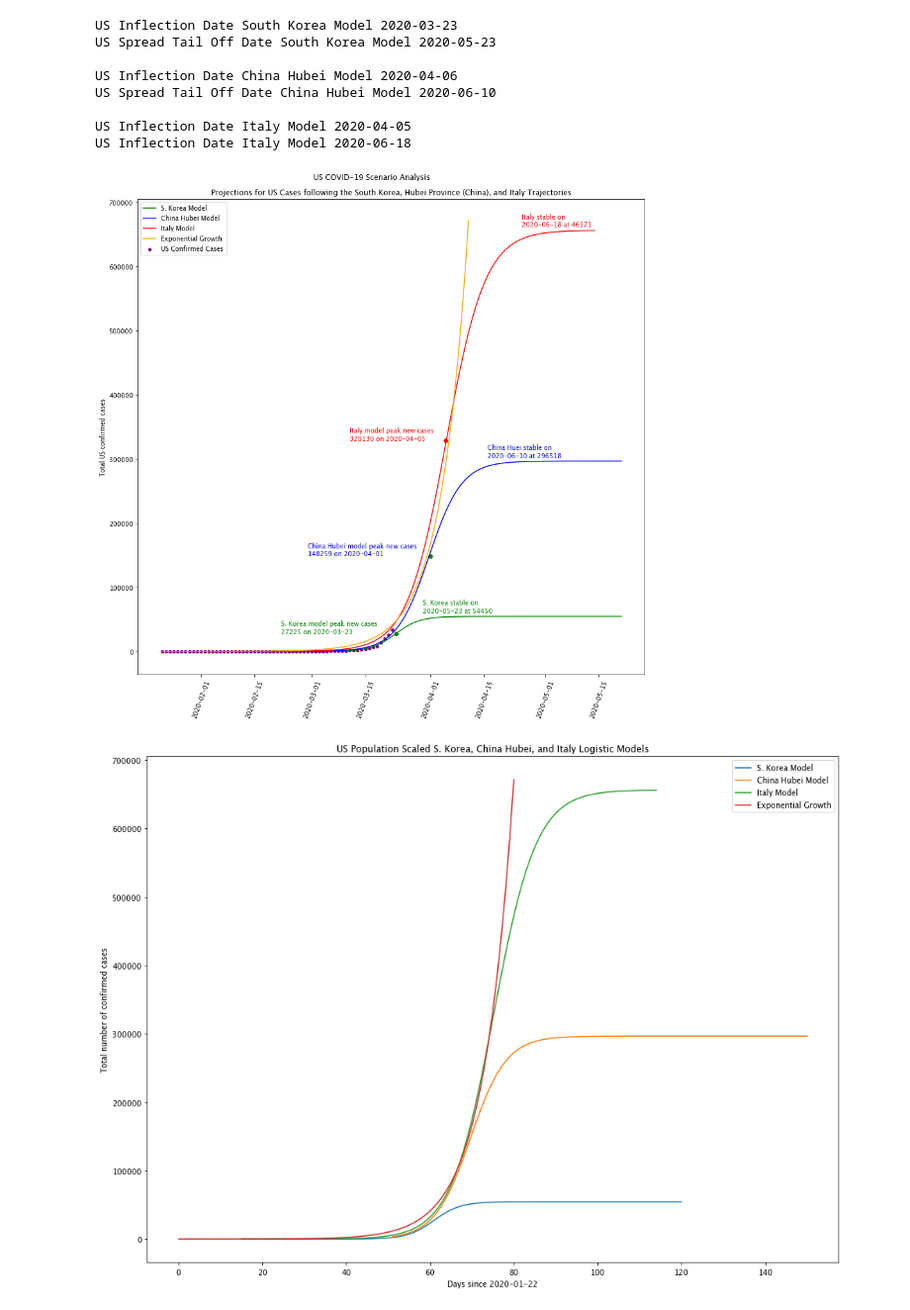
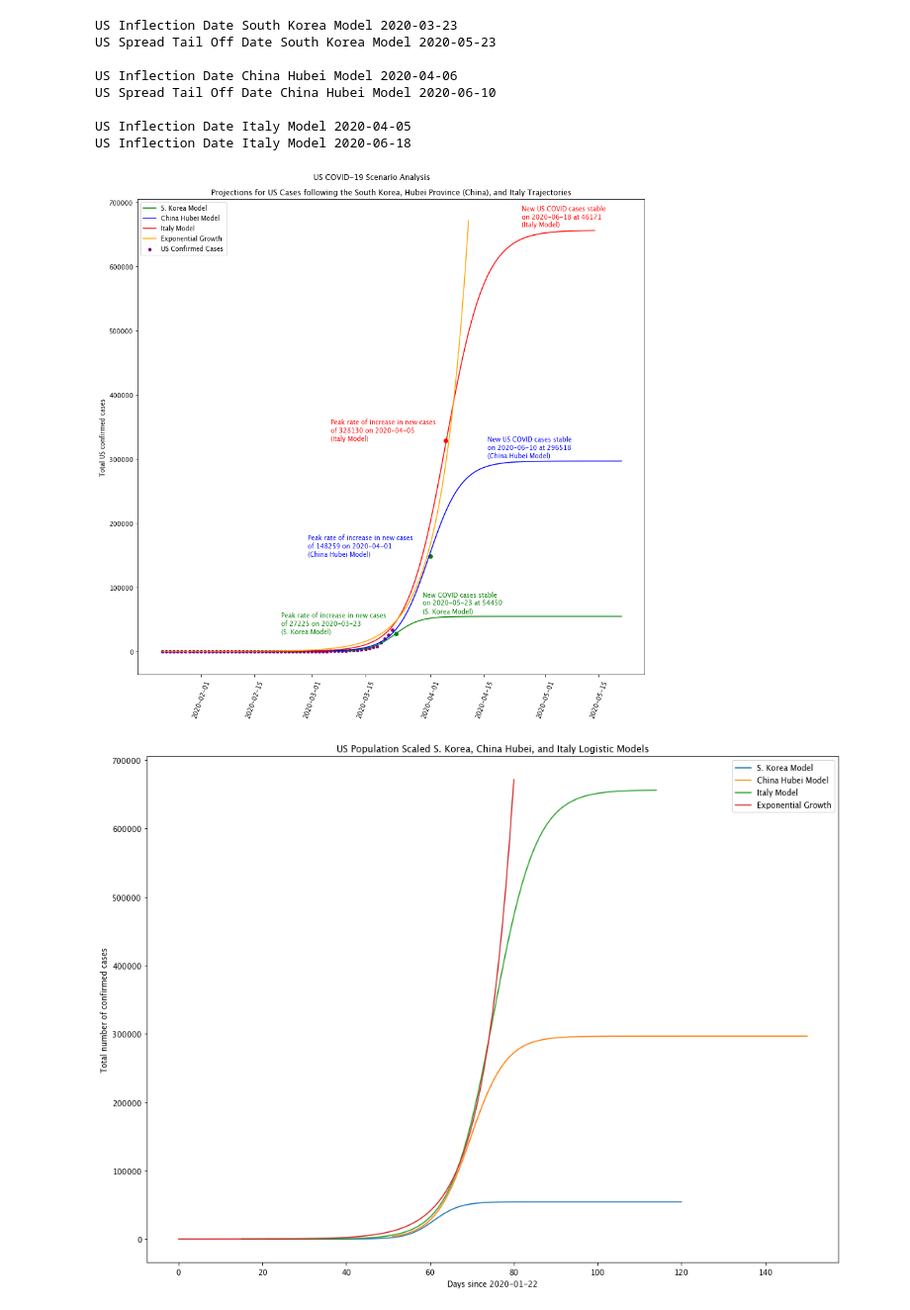
Before and after one commit to jayurbain/covid19, a Jupyter notebook: covid19_logistic_model.ipynb, the cells around one changed output. Shown at 99% size. Cells and saved outputs as stored; diff of their text form; code cells hidden in the pictures.

Commit message:
update mega plot

```diff
--- a/covid19_logistic_model.ipynb
+++ b/covid19_logistic_model.ipynb
@@ -1196,41 +1196,41 @@ plt.plot([np.datetime64('2020-01-22') + np.timedelta64(i,'D') for i in x_ext_exp
 plt.scatter(d, y_us, color="purple", marker='o', s=20, label="US Confirmed Cases")
 plt.legend()
 
 x_text_offset = 10
 y_text_offset = 5000
 style = dict(size=10, color='red')
 plt.scatter(it_inflection_date, popt_it[2]/2*us_italy_pop_factor, color='red')
-do = np.datetime_as_string( np.datetime64(it_inflection_date_string) + np.timedelta64(-25,'D') )
-ax.text(do, round(popt_it[2]/2*us_italy_pop_factor), 'Italy model peak new cases \n' + str(int(popt_it[2]/2*us_italy_pop_factor)) + ' on '+ it_inflection_date_string, **style)
+do = np.datetime_as_string( np.datetime64(it_inflection_date_string) + np.timedelta64(-30,'D') )
+ax.text(do, round(popt_it[2]/2*us_italy_pop_factor), 'Peak rate of increase in new cases \nof ' + str(int(popt_it[2]/2*us_italy_pop_factor)) + ' on '+ it_inflection_date_string + '\n(Italy Model)', **style)
 do = np.datetime_as_string( np.datetime64(it_inflection_date_string) + np.timedelta64(20,'D') )
-ax.text(do, round(popt_it[2]*us_italy_pop_factor)+y_text_offset, 'Italy stable on \n' + it_inflection_end_date_string + ' at ' + str(int(popt_sk[2]*us_italy_pop_factor)), **style)
+ax.text(do, round(popt_it[2]*us_italy_pop_factor)+y_text_offset, 'New US COVID cases stable\non ' + it_inflection_end_date_string + ' at ' + str(int(popt_sk[2]*us_italy_pop_factor)) + '\n(Italy Model)', **style)
 
 style = dict(size=10, color='blue')
 plt.scatter(ch_hb_inflection_date, popt_ch_hb[2]/2*us_china_hubei_pop_factor, color='green')
 do = np.datetime_as_string( np.datetime64(ch_hb_inflection_date_string) + np.timedelta64(-32,'D') )
-ax.text(do, round(popt_ch_hb[2]/2*us_china_hubei_pop_factor), 'China Hubei model peak new cases \n' + str(int(popt_ch_hb[2]/2*us_china_hubei_pop_factor)) + ' on '+ ch_hb_inflection_date_string, **style)
+ax.text(do, round(popt_ch_hb[2]/2*us_china_hubei_pop_factor), 'Peak rate of increase in new cases \nof ' + str(int(popt_ch_hb[2]/2*us_china_hubei_pop_factor)) + ' on '+ ch_hb_inflection_date_string + '\n(China Hubei Model)', **style)
 do = np.datetime_as_string( np.datetime64(ch_hb_inflection_date_string) + np.timedelta64(15,'D') )
-ax.text(do, round(popt_ch_hb[2]*us_china_hubei_pop_factor)+y_text_offset, 'China Huei stable on \n' + ch_hb_inflection_end_date_string + ' at ' + str(int(popt_ch_hb[2]*us_china_hubei_pop_factor)), **style)
+ax.text(do, round(popt_ch_hb[2]*us_china_hubei_pop_factor)+y_text_offset, 'New US COVID cases stable \non ' + ch_hb_inflection_end_date_string + ' at ' + str(int(popt_ch_hb[2]*us_china_hubei_pop_factor)) + '\n(China Hubei Model)', **style)
 
 style = dict(size=10, color='green')
 plt.scatter(sk_inflection_date, popt_sk[2]/2*us_sk_pop_factor, color='green')
 do = np.datetime_as_string( np.datetime64(sk_inflection_date_string) + np.timedelta64(-30,'D') )
-ax.text(do, round(popt_sk[2]/2*us_sk_pop_factor), 'S. Korea model peak new cases \n' + str(int(popt_sk[2]/2*us_sk_pop_factor)) + ' on '+ sk_inflection_date_string, **style)
+ax.text(do, round(popt_sk[2]/2*us_sk_pop_factor), 'Peak rate of increase in new cases \nof ' + str(int(popt_sk[2]/2*us_sk_pop_factor)) + ' on '+ sk_inflection_date_string + '\n(S. Korea Model)', **style)
 do = np.datetime_as_string( np.datetime64(sk_inflection_date_string) + np.timedelta64(7,'D') )
-ax.text(do, round(popt_sk[2]*us_sk_pop_factor)+y_text_offset, 'S. Korea stable on \n' + sk_inflection_end_date_string + ' at ' + str(int(popt_sk[2]*us_sk_pop_factor)), **style)
+ax.text(do, round(popt_sk[2]*us_sk_pop_factor)+y_text_offset, 'New COVID cases stable \non ' + sk_inflection_end_date_string + ' at ' + str(int(popt_sk[2]*us_sk_pop_factor)) + '\n(S. Korea Model)', **style)
 
 # ax.annotate('local minimum', xy=(5 * np.pi, -1), xytext=(2, -6),
 #             arrowprops=dict(arrowstyle="->",
 #                             connectionstyle="angle3,angleA=0,angleB=-90"));
 
 # plt.xlabel("Days since " + min_date)
 plt.ylabel("Total US confirmed cases")
 plt.suptitle('US COVID-19 Scenario Analysis')
 plt.title('Projections for US Cases following the South Korea, Hubei Province (China), and Italy Trajectories')
 plt.savefig('Projections for US Cases following the South Korea, Hubei Province (China), and Italy Trajectories.png')
 plt.show()
 # %% [output]
-[figure, old version]
+[figure, new version]
 # %%
 # b: blue
 # g: green
```
Also changed, not shown: 1 other file.
